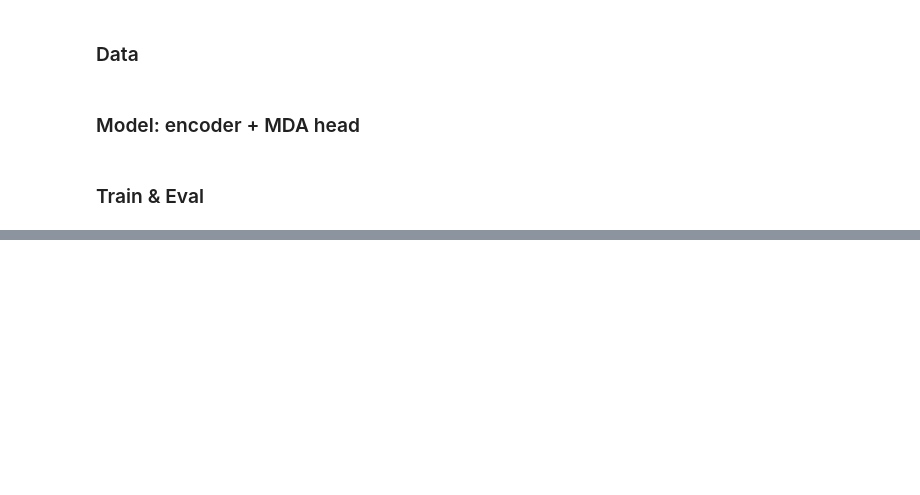
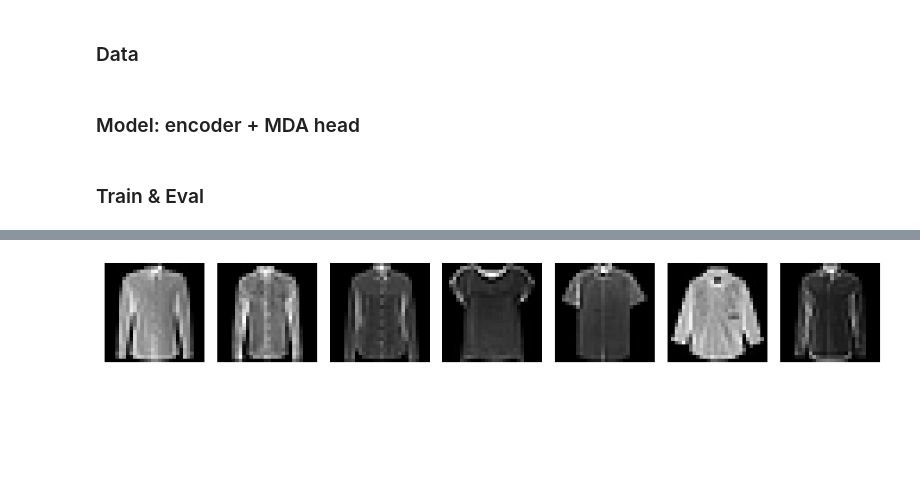
Before and after one commit to zh3nis/DNLL, a Jupyter notebook: MDA_FashionMNIST.ipynb, the cells around one changed output, grey strips where cells are left out. Cells and saved outputs as stored; diff of their text form; code cells hidden in the pictures; blank space fills up the shorter version.

```diff
--- a/MDA_FashionMNIST.ipynb
+++ b/MDA_FashionMNIST.ipynb
@@ -68,7 +68,7 @@ class DeepMDA(nn.Module):
         super().__init__()
         self.encoder = Encoder(D)
         self.decoder = Decoder(D)
-        self.head = SimplexMDAHead(C, D, K)
+        self.head = MDAHead(C, D, K)
 
     def forward(self, x):
         z = self.encoder(x)
@@ -91,12 +91,12 @@ def evaluate(model, loader):
 model = DeepMDA(C=10, D=9, K=2).to(device)
 opt = torch.optim.Adam(model.parameters())
 loss_fn = EM_DNLLLoss(lambda_reg=.1)
-recon_weight = 0.1
+recon_weight = 1.0
 
 train_acc = []
 test_acc = []
 
-for epoch in range(1, 51):
+for epoch in range(1, 26):
     model.train()
     loss_sum = acc_sum = n_sum = 0
     for x, y in train_ld:
@@ -180,7 +182,7 @@ import matplotlib.pyplot as plt
 
 
 # Show Bag examples for both mixture components
-bag_idx = 7
+bag_idx = 6
 n_per_comp = 7
 bag_examples = {k: [] for k in range(model.head.K)}
 
@@ -202,33 +204,35 @@ with torch.no_grad():
         log_det = model.head.D * log_cov_b
         log_comp = -0.5 * (m2 / var.unsqueeze(0) + log_det.unsqueeze(0))
         log_r = log_mix_b.unsqueeze(0) + log_comp
         comp = log_r.argmax(dim=-1)
 
         for k in range(model.head.K):
             if len(bag_examples[k]) >= n_per_comp:
                 continue
             k_idx = (comp == k).nonzero(as_tuple=False).squeeze(1)
             for j in k_idx:
                 if len(bag_examples[k]) >= n_per_comp:
                     break
                 bag_examples[k].append(xb[j].cpu())
 
         if all(len(bag_examples[k]) >= n_per_comp for k in range(model.head.K)):
             break
 
 fig, axes = plt.subplots(model.head.K, n_per_comp, figsize=(1.6 * n_per_comp, 3.2))
 if model.head.K == 1:
     axes = [axes]
 for k in range(model.head.K):
     for j in range(n_per_comp):
         ax = axes[k][j] if model.head.K > 1 else axes[j]
         ax.axis("off")
         if j < len(bag_examples[k]):
             ax.imshow(bag_examples[k][j].squeeze(0), cmap="gray")
     if model.head.K > 1:
         axes[k][0].set_ylabel(f"Bag comp {k}", rotation=0, labelpad=30, va="center")
 plt.tight_layout()
 plt.show()
+# %% [output]
+[figure, added]
 # %%
 import matplotlib.pyplot as plt
 
```
Also changed, not shown: parts of 1 cell of this notebook.
